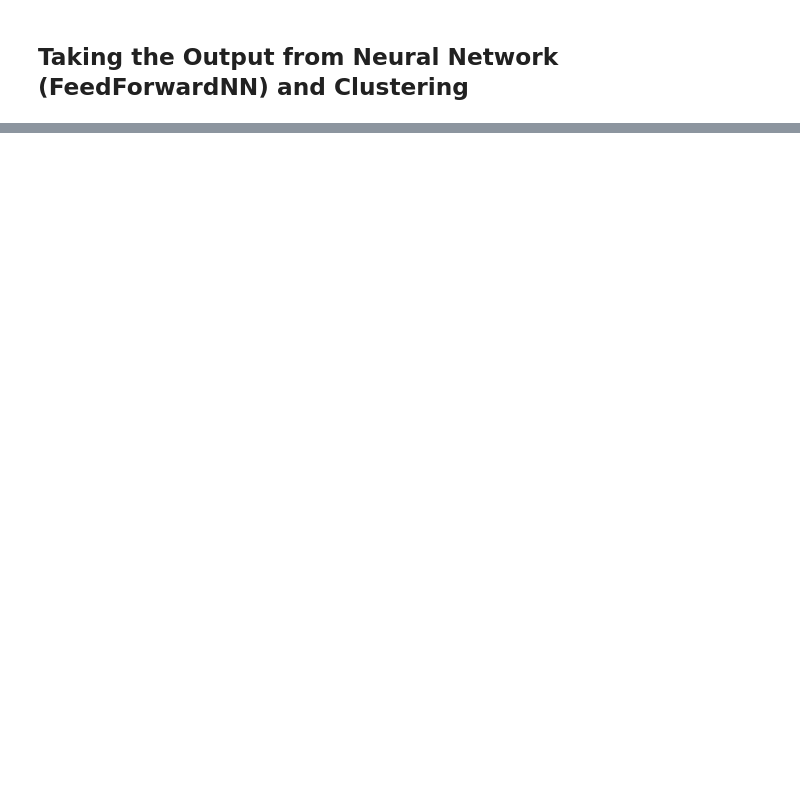
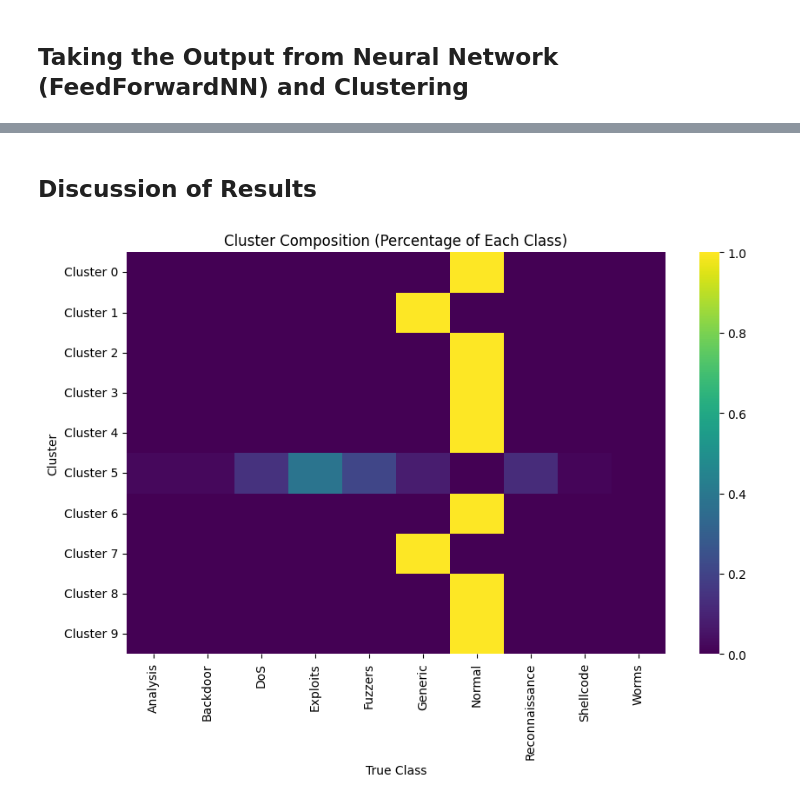
Before and after one commit to CooperCherry/anomaly_detection_project, a Jupyter notebook: neuralNetworkTemp.ipynb, the cells around one changed output, grey strips where cells are left out. Cells and saved outputs as stored; diff of their text form; code cells hidden in the pictures; blank space fills up the shorter version.

```diff
--- a/neuralNetworkTemp.ipynb
+++ b/neuralNetworkTemp.ipynb
@@ -260,0 +364,13 @@ tensor([[0.1050, 0.1027, 0.1060,  ..., 0.0986, 0.1191, 0.0884],
+# %%
+#all this is doing is taking the output from the bottleneck layer of our encoder and using it as features for clustering.
+# We are doing this because we want to see if the neural network has learned a useful representation of our data that can be used for clustering.
+# If the clusters we get from these features are meaningful, it suggests that the neural network has learned a good representation of the data that captures important patterns and relationships.
+from sklearn.cluster import KMeans
+
+kmeans = KMeans(n_clusters=10, random_state=42)
+train_clusters = kmeans.fit_predict(train_features)
+test_clusters = kmeans.predict(test_features)
+
+print("CLUSTER ASSIGNMENTS:")
+print("Train Clusters:", train_clusters)
+print("Test Clusters:", test_clusters)
@@ -260,0 +536,21 @@ tensor([[0.1050, 0.1027, 0.1060,  ..., 0.0986, 0.1191, 0.0884],
+# %% [markdown]
+## Discussion of Results
+# %%
+import seaborn as sns
+
+ct = pd.crosstab(test_clusters, y_test, normalize='index')
+plt.figure(figsize=(10,6))
+
+sns.heatmap(
+    ct,
+    cmap="viridis",
+    xticklabels=[label_mapping[i] for i in ct.columns],
+    yticklabels=[f"Cluster {i}" for i in ct.index]
+)
+
+plt.title("Cluster Composition (Percentage of Each Class)")
+plt.xlabel("True Class")
+plt.ylabel("Cluster")
+plt.show()
+# %% [output]
+[figure, added]
```
Also changed, not shown: parts of 35 cells of this notebook, 2 other files.
